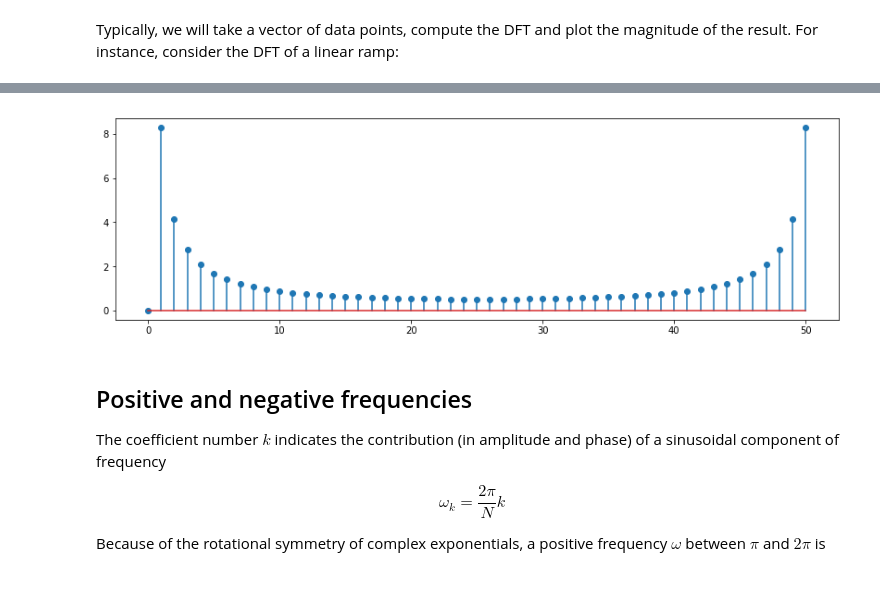
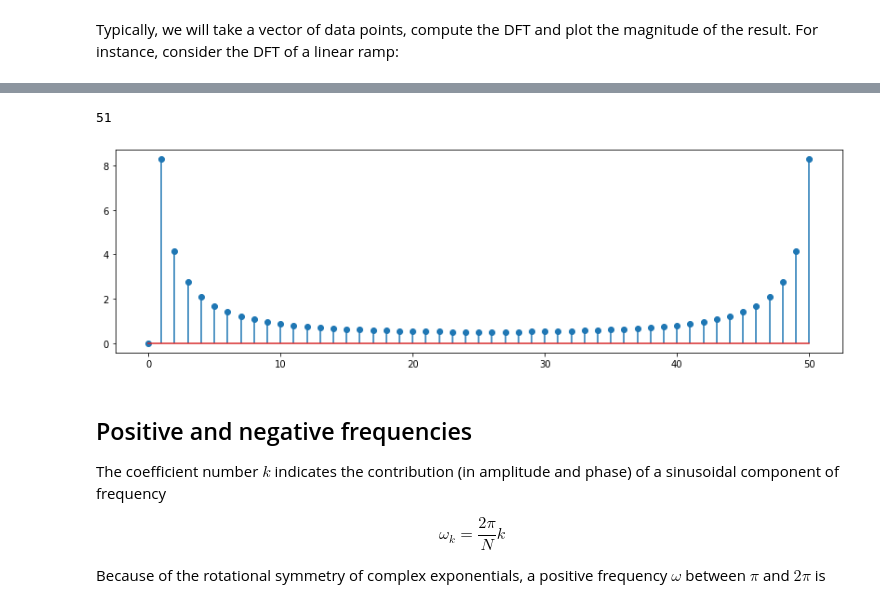
Before and after one commit to prandoni/COM303, a Jupyter notebook: DFTPlots/DFTPlots.ipynb, the cells around one changed output, grey strips where cells are left out. Saved outputs shown, nothing was run; the diff lists cells and outputs as text; code cells hidden in the pictures.

```diff
--- a/DFTPlots/DFTPlots.ipynb
+++ b/DFTPlots/DFTPlots.ipynb
@@ -30,9 +29,13 @@ plt.stem(x)
 [figure]
+# %%
+len(x)
+# %% [output]
+51
 # %%
 X = np.fft.fft(x);
-plt.stem(abs(X));
+plt.stem(abs(X), use_line_collection=True);
 # %% [output]
-[figure, old version]
+[figure, new version]
 # %% [markdown]
 ## Positive and negative frequencies
 
```
Also changed, not shown: parts of 7 cells of this notebook, 5 other files.
